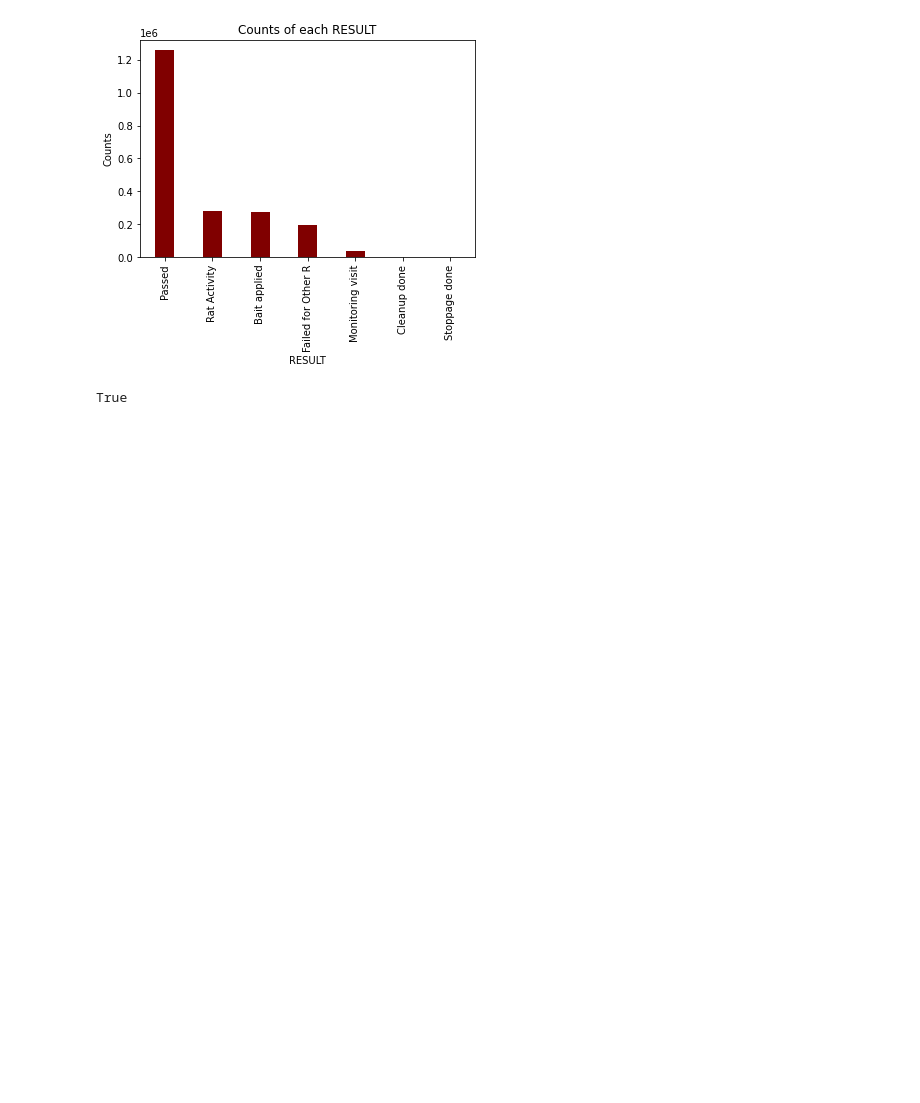
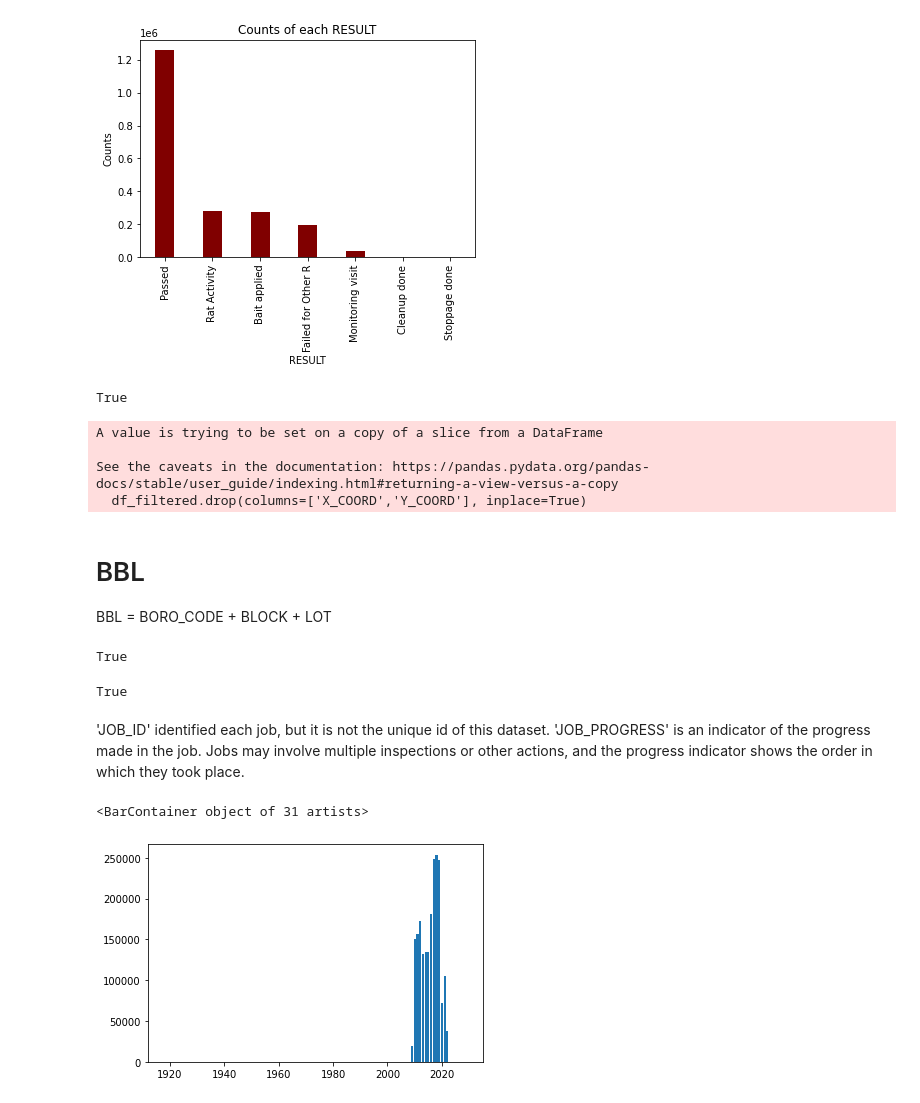
Before and after one commit to clarissarjtai/NYC-Restaurant-Sanitation-Level-Prediction, a Jupyter notebook: Rodent_Explore.ipynb, the cells around one changed output. Cells and saved outputs as stored; diff of their text form; code cells hidden in the pictures; blank space fills up the shorter version.

```diff
--- a/Rodent_Explore.ipynb
+++ b/Rodent_Explore.ipynb
@@ -287,6 +299,37 @@ all(df_filtered[(df_filtered.LATITUDE == 0) & (df_filtered.LONGITUDE == 0)]['LOC
 # %% [output]
 True
 # %%
-df_filtered.drop(columns='LOCATION', inplace=True)
+df_filtered.drop(columns=['LOCATION','X_COORD','Y_COORD'], inplace=True)
+# %% [output]
+A value is trying to be set on a copy of a slice from a DataFrame
+
+See the caveats in the documentation: https://pandas.pydata.org/pandas-docs/stable/user_guide/indexing.html#returning-a-view-versus-a-copy
+  df_filtered.drop(columns=['X_COORD','Y_COORD'], inplace=True)
 # %%
 df_filtered = df_filtered[(df_filtered.LATITUDE != 0) & (df_filtered.LONGITUDE != 0)]
+# %% [markdown]
+# BBL
+BBL = BORO_CODE + BLOCK + LOT
+# %%
+# verify it is always 10 digits.
+all([len(str(i)) == 10 for i in df_filtered['BBL'].values]) # True
+# %% [output]
+True
+# %%
+# Verify JOB_TICKET_OR_WORK_ORDER_ID is unique ID
+df_filtered['JOB_TICKET_OR_WORK_ORDER_ID'].unique().shape[0] == df_filtered.shape[0] # True
+# %% [output]
+True
+# %% [markdown]
+'JOB_ID' identified each job, but it is not the unique id of this dataset. 'JOB_PROGRESS' is an indicator of the progress made in the job. Jobs may involve multiple inspections or other actions, and the progress indicator shows the order in which they took place.
+# %%
+# Exploring 'INSPECTION_DATE'
+yr = [i.year for i in df_filtered['INSPECTION_DATE']]
+mn_2021 = [i.month for i in df_filtered['INSPECTION_DATE'] if i.year == 2021]
+# Date difference between 'INSPECTION_DATE' and 'APPROVED_DATE'
+date_diff = df_filtered['APPROVED_DATE'] - df_filtered['INSPECTION_DATE']
+# %%
+plt.bar(pd.Series(yr).value_counts().index, pd.Series(yr).value_counts().values)
+# %% [output]
+<BarContainer object of 31 artists>
+[figure, added]
```
Also changed, not shown: parts of 8 cells of this notebook.
